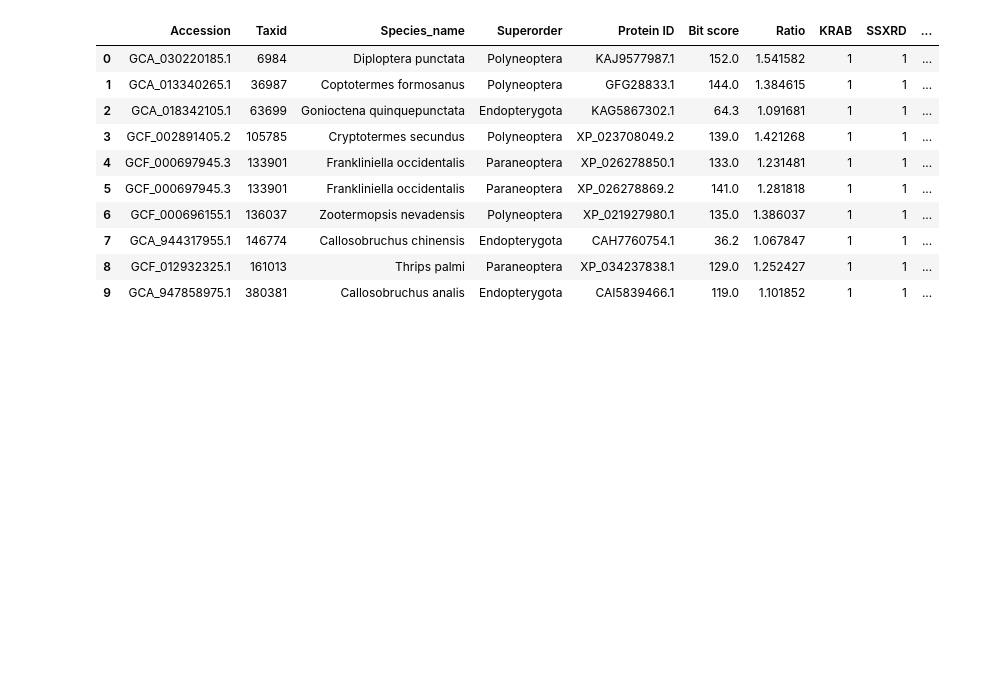
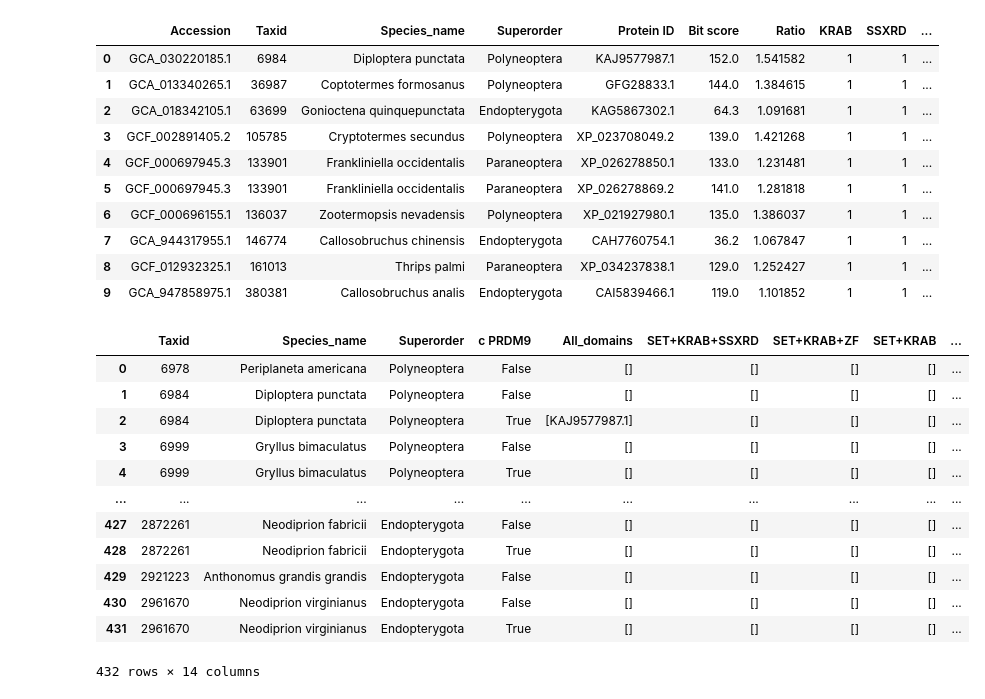
Before and after one commit to simonpenel/stage-automne-2023, a Jupyter notebook: plot_ratios.ipynb, the cells around one changed output. Cells and saved outputs as stored; diff of their text form; code cells hidden in the pictures; blank space fills up the shorter version.

```diff
--- a/plot_ratios.ipynb
+++ b/plot_ratios.ipynb
@@ -250,3 +254,8 @@ df_fusion
 | 7 | GCA_944317955.1 | 146774 | Callosobruchus chinensis | Endopterygota | CAH7760754.1 | 36.2 | 1.067847 | 1 | 1 | ... |
 | 8 | GCF_012932325.1 | 161013 | Thrips palmi | Paraneoptera | XP_034237838.1 | 129.0 | 1.252427 | 1 | 1 | ... |
 | 9 | GCA_947858975.1 | 380381 | Callosobruchus analis | Endopterygota | CAI5839466.1 | 119.0 | 1.101852 | 1 | 1 | ... |
+# %%
+### création du df avec une ligne pour chaque espèce et les domaines de chaque protéine
+
+pd.set_option('display.max_rows', None)
+pd.set_option('display.max_columns', None)
@@ -252,0 +268,41 @@ df_fusion
+# %%
+donnees['All_domains'] = ((donnees['SET'] + donnees['KRAB'] + donnees['SSXRD'] + donnees['boolZF'] == 4)).astype(int)
+donnees['SET+KRAB+SSXRD'] = ((donnees['All_domains'] == 0) & (donnees['KRAB'] + donnees['SSXRD'] == 2)).astype(int)
+donnees['SET+KRAB+ZF'] = ((donnees['All_domains'] == 0) & (donnees['KRAB'] + donnees['boolZF'] == 2)).astype(int)
+donnees['SET+KRAB'] = ((donnees['All_domains'] == 0) & (donnees['SET+KRAB+ZF'] == 0) & (donnees['SET+KRAB+SSXRD'] == 0) & (donnees['KRAB'] == 1)).astype(int)
+donnees['KRAB+ZF'] = ((donnees['All_domains'] == 0) & (donnees['SET+KRAB+ZF'] == 0) & (donnees['SET+KRAB+SSXRD'] == 0) & (donnees['KRAB'] == 1) & (donnees['boolZF'] == 1)).astype(int)
+
+donnees['c PRDM9'] = False
+for index, row in donnees.iterrows():
+    if row['Best_Match'] == 'PRDM9':
+        donnees.at[index, 'c PRDM9'] = True
+    else:
+        donnees.at[index, 'c PRDM9'] = False
+# %%
+synth = donnees.groupby(['Taxid', 'Species_name', 'Superorder', 'c PRDM9']).agg({
+    'All_domains': lambda x: list(donnees.loc[x.index, 'Protein ID'][donnees['All_domains'] == 1]),
+    'SET+KRAB+SSXRD': lambda x: list(donnees.loc[x.index, 'Protein ID'][donnees['SET+KRAB+SSXRD'] == 1]),
+    'SET+KRAB+ZF': lambda x: list(donnees.loc[x.index, 'Protein ID'][donnees['SET+KRAB+ZF'] == 1]),
+    'SET+KRAB': lambda x: list(donnees.loc[x.index, 'Protein ID'][donnees['SET+KRAB'] == 1]),
+    'KRAB+ZF': lambda x: list(donnees.loc[x.index, 'Protein ID'][donnees['KRAB+ZF'] == 1])
+}).reset_index()
+
+synth['All_domains nb'] = synth['All_domains'].apply(len)
+synth['SET+KRAB+SSXRD nb'] = synth['SET+KRAB+SSXRD'].apply(len)
+synth['SET+KRAB+ZF nb'] = synth['SET+KRAB+ZF'].apply(len)
+synth['SET+KRAB nb'] = synth['SET+KRAB'].apply(len)
+synth['KRAB+ZF nb'] = synth['KRAB+ZF'].apply(len)
+# %% [output]
+|  | Taxid | Species_name | Superorder | c PRDM9 | All_domains | SET+KRAB+SSXRD | SET+KRAB+ZF | SET+KRAB | ... |
+| 0 | 6978 | Periplaneta americana | Polyneoptera | False | [] | [] | [] | [] | ... |
+| 1 | 6984 | Diploptera punctata | Polyneoptera | False | [] | [] | [] | [] | ... |
+| 2 | 6984 | Diploptera punctata | Polyneoptera | True | [KAJ9577987.1] | [] | [] | [] | ... |
+| 3 | 6999 | Gryllus bimaculatus | Polyneoptera | False | [] | [] | [] | [] | ... |
+| 4 | 6999 | Gryllus bimaculatus | Polyneoptera | True | [] | [] | [] | [] | ... |
+| ... | ... | ... | ... | ... | ... | ... | ... | ... | ... |
+| 427 | 2872261 | Neodiprion fabricii | Endopterygota | False | [] | [] | [] | [] | ... |
+| 428 | 2872261 | Neodiprion fabricii | Endopterygota | True | [] | [] | [] | [] | ... |
+| 429 | 2921223 | Anthonomus grandis grandis | Endopterygota | False | [] | [] | [] | [] | ... |
+| 430 | 2961670 | Neodiprion virginianus | Endopterygota | False | [] | [] | [] | [] | ... |
+| 431 | 2961670 | Neodiprion virginianus | Endopterygota | True | [] | [] | [] | [] | ... |
+432 rows × 14 columns
```
Also changed, not shown: parts of 14 cells of this notebook, 8 other files.
